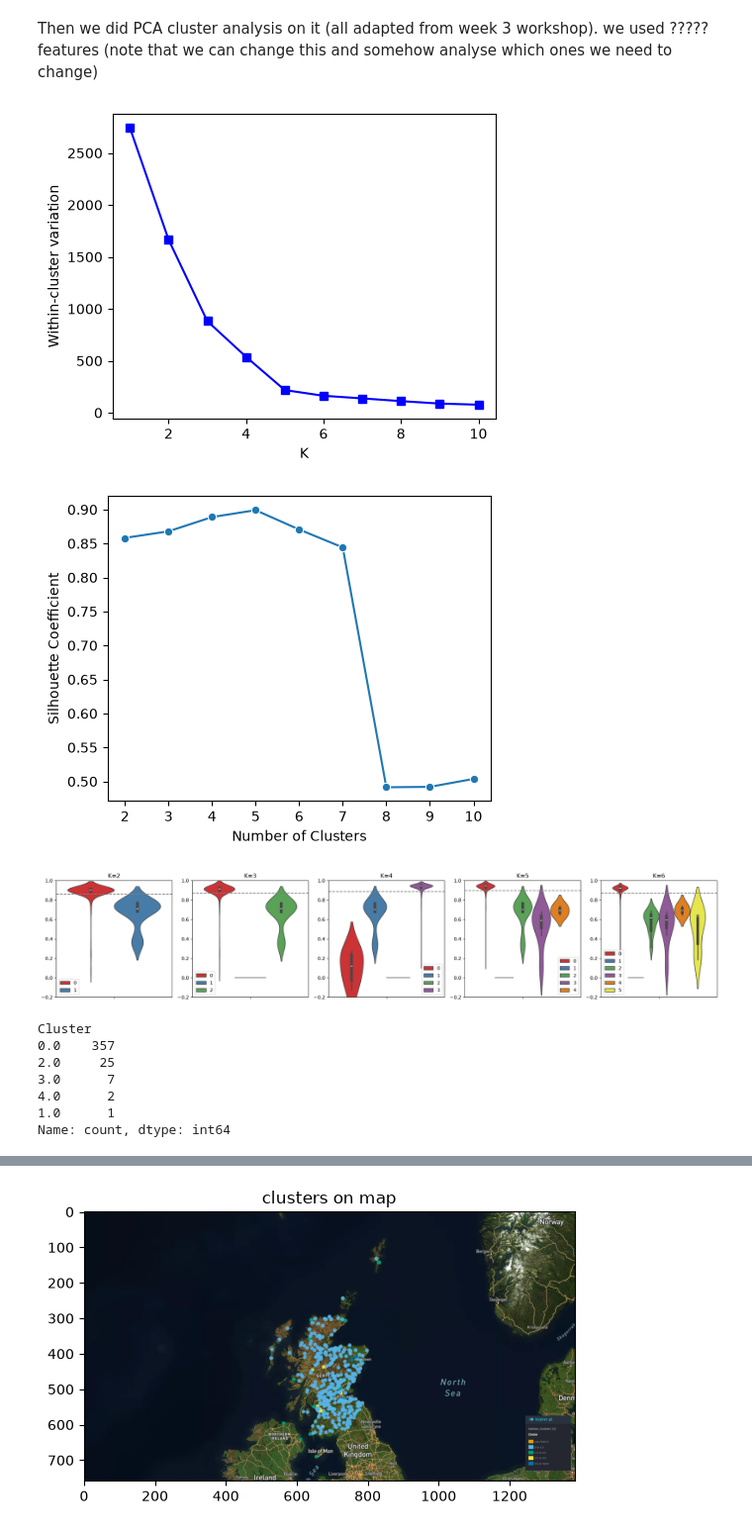
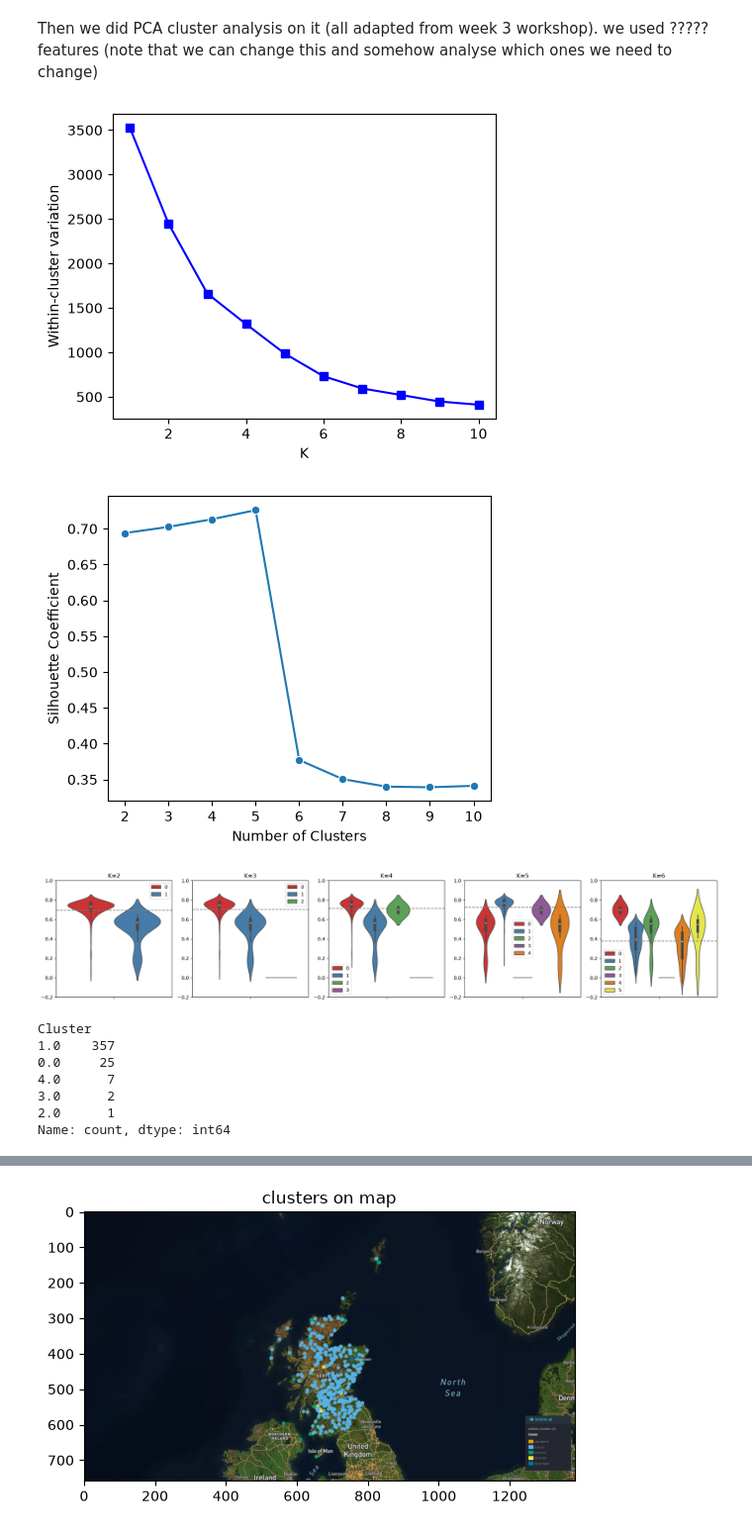
Before and after one commit to Emma-Deyell/MLP-PROJ, a Jupyter notebook: project_saba_clean.ipynb, the cells around one changed output, grey strips where cells are left out. Shown at 99% size. Saved outputs shown, nothing was run; the diff lists cells and outputs as text; code cells hidden in the pictures.

```diff
--- a/project_saba_clean.ipynb
+++ b/project_saba_clean.ipynb
@@ -14,10 +14,10 @@ import seaborn as sns
 # sklearn modules
 import sklearn
 
-df_avg = pd.read_csv("avg_river_levels.csv")
-df_min = pd.read_csv("min_river_levels.csv")
-df_max = pd.read_csv("max_river_levels.csv")
-df_locs = pd.read_csv("monitoring_locations.csv")
+df_avg = pd.read_csv("csv_files/avg_river_levels.csv")
+df_min = pd.read_csv("csv_files/min_river_levels.csv")
+df_max = pd.read_csv("csv_files/max_river_levels.csv")
+df_locs = pd.read_csv("csv_files/monitoring_locations.csv")
 df_avg.head()
 # %% [output]
 |  | County | Station_Name | Observation_ID | 05/10/2014 | 06/10/2014 | 07/10/2014 | 08/10/2014 | 09/10/2014 | ... |
@@ -133,7 +334,7 @@ min_level = df_min.iloc[:, 3:].apply(pd.to_numeric, errors="coerce")
 max_level = df_max.iloc[:, 3:].apply(pd.to_numeric, errors="coerce")
 
 #Create new dataset
-df_features = df_avg[["County", "Station_Name", "Observation_ID"]].copy()
+df_features = df_locs.copy()
 
 #Average water level behaviour
 avg = df_avg.iloc[:, 3:]
@@ -228,7 +429,9 @@ features = [
     "Std_Daily_Change",
     "Mean_Absolute_Deviation",
     "90th_Daily_Range",
-    "Percent_Above_90th"
+    "Percent_Above_90th",
+    "Longitude",
+    "Latitude"
 ]
 
 X = df_features[features].dropna()
@@ -307,40 +510,40 @@ from sklearn.decomposition import PCA
 
 pca = PCA(n_components=2)
 scores = pca.fit_transform(Xs)
 
 fig, ax = plt.subplots(1, 1, figsize=(8, 6))
 
 sns.scatterplot(
     x=scores[:, 0],
     y=scores[:, 1],
     hue=kmeans.labels_,
     palette='Set1',
     ax=ax
 )
 
 ax.set_xlabel('PC1')
 ax.set_ylabel('PC2')
 ax.set_title('K-Means Clusters of River Monitoring Stations')
 
 plt.show()
 
 #table of the stats for each of the clusters
 df_features.groupby("Cluster")[features].median()
 
 df_map = df_locs.merge(
     df_features[["Observation_ID", "Cluster"]],
     on="Observation_ID"
 )
 
 df_map.to_csv("station_clusters.csv", index=False)
 # %% [output]
-[figure, old version]
+[figure, new version]
-[figure, old version]
+[figure, new version]
-[figure, old version]
+[figure, new version]
 Cluster
-0.0    357
-2.0     25
-3.0      7
-4.0      2
-1.0      1
+1.0    357
+0.0     25
+4.0      7
+3.0      2
+2.0      1
 Name: count, dtype: int64
```
Also changed, not shown: parts of 6 cells of this notebook, 5 other files.
